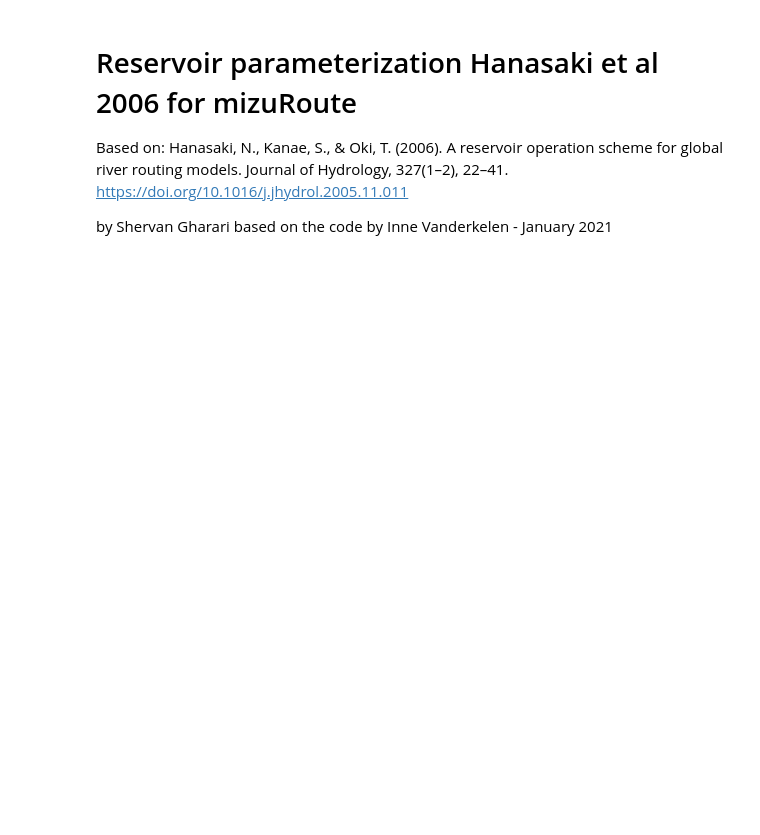
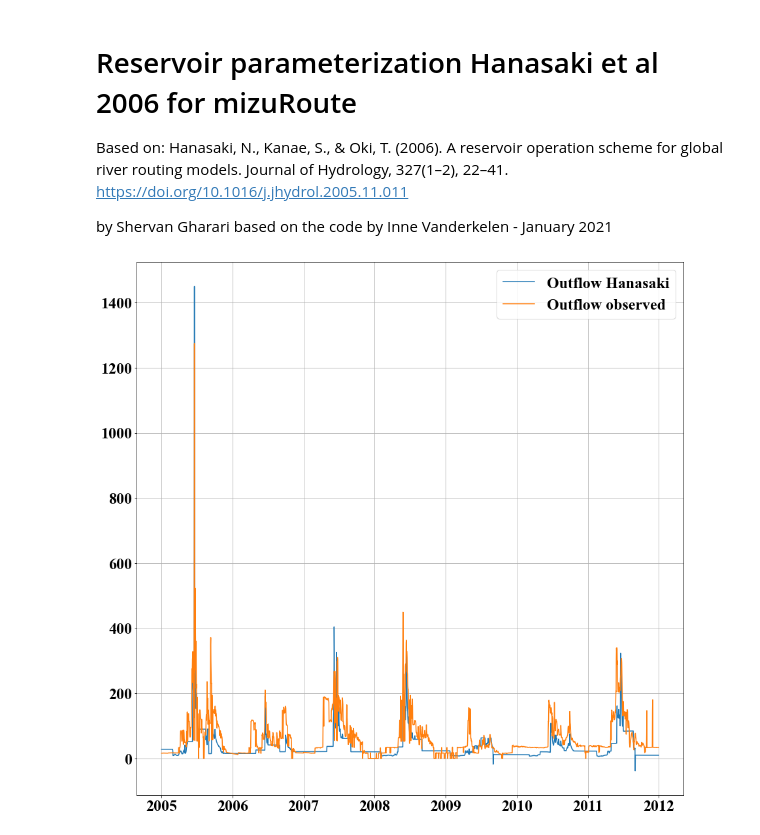
Before and after one commit to ShervanGharari/lake_models_python, a Jupyter notebook: Hanasaki/Hanasaki_Shervan.ipynb, the cells around one changed output. Drawn from its saved outputs; the diff is of its cells as text; code cells hidden in the pictures; blank space fills up the shorter version.

Commit message:
the Hanasaki function is working

```diff
--- a/Hanasaki/Hanasaki_Shervan.ipynb
+++ b/Hanasaki/Hanasaki_Shervan.ipynb
@@ -158,0 +270,18 @@ elif S > Par_Smax:
+# %%
+import matplotlib
+font = {'family' : 'Times New Roman',
+         'weight' : 'bold',
+         'size'   : 24}
+matplotlib.rc('font', **font)
+
+
+df ['outflow_modelled'] = O_time_series
+
+fig, axs = plt.subplots(1,1,figsize=(15,15))
+
+plt.plot(df.outflow_modelled, label = "Outflow Hanasaki")
+plt.plot(df.outflow, label = "Outflow observed")
+plt.legend()
+plt.grid()
+# %% [output]
+[figure, added]
```
Also changed, not shown: parts of 4 cells of this notebook.
